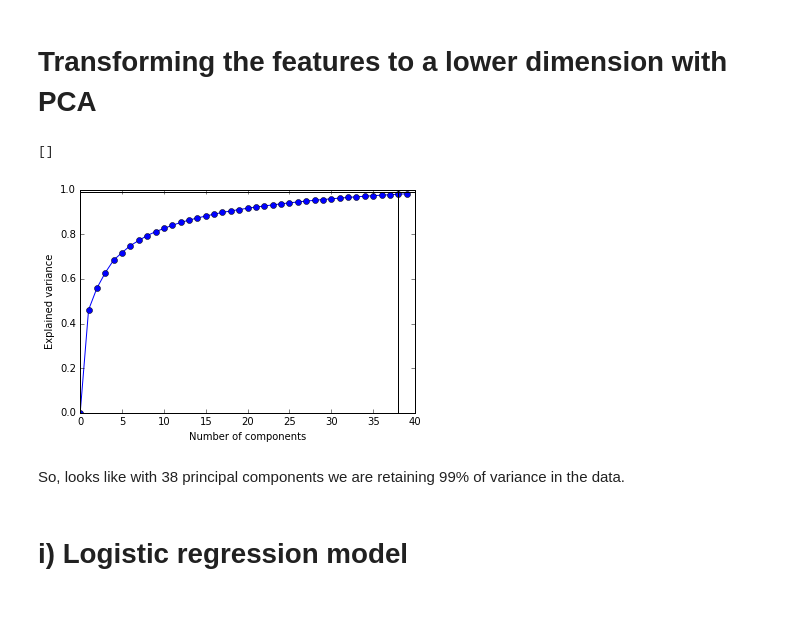
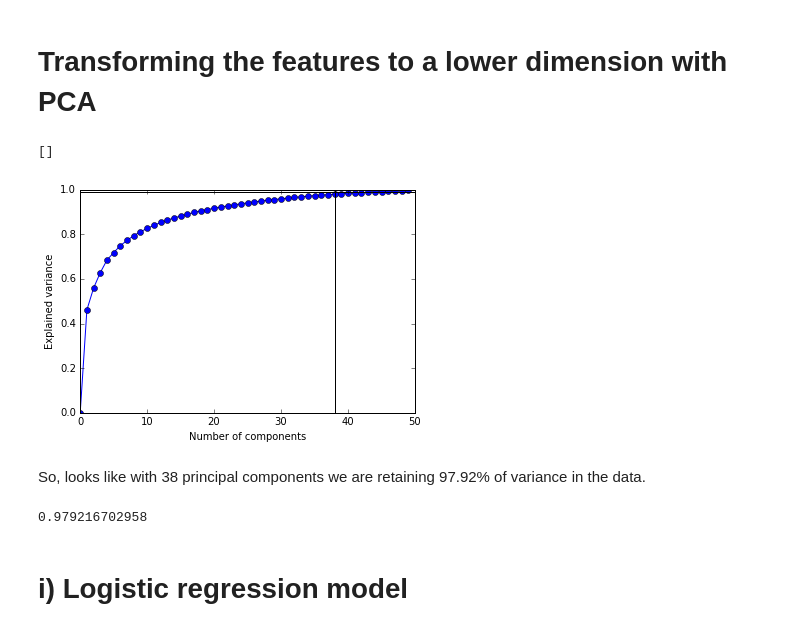
Before and after one commit to Jhilbertxtu/Binary-Classification-Colon-Tumor, a Jupyter notebook: Binary Classification.ipynb, the cells around one changed output. Saved outputs shown, nothing was run; the diff lists cells and outputs as text; code cells hidden in the pictures.

```diff
--- a/Binary Classification.ipynb
+++ b/Binary Classification.ipynb
@@ -66,28 +66,32 @@ X_test_normalized = scaler.transform(X_test)
 # Transforming the features to a lower dimension with PCA
 # %%
 from sklearn.decomposition import PCA
-components = [i for i in range(40)]
+components = [i for i in range(50)]
 explained_variance = []
 
 for component in components:
     pca = PCA(n_components=component)
     pca.fit(X_train_normalized)
     explained_variance.append(np.sum(pca.explained_variance_ratio_))
 
 plt.plot(components, explained_variance, marker='o')
 plt.axhline(0.99, color='black')
 plt.axvline(38, color='black')
 plt.xlabel('Number of components')
 plt.ylabel('Explained variance')
 plt.plot()
 # %% [output]
 []
-[figure, old version]
+[figure, new version]
 # %% [markdown]
-So, looks like with 38 principal components we are retaining 99% of variance in the data.
+So, looks like with 38 principal components we are retaining 97.92% of variance in the data.
 # %%
 pca = PCA(n_components=38)
 X_train_normalized_pca = pca.fit_transform(X_train_normalized)
+# %%
+print np.sum(pca.explained_variance_ratio_)
+# %% [output]
+0.979216702958
 # %%
 X_test_normalized_pca = pca.transform(X_test_normalized)
 # %% [markdown]
```
Also changed, not shown: parts of 19 cells of this notebook.
